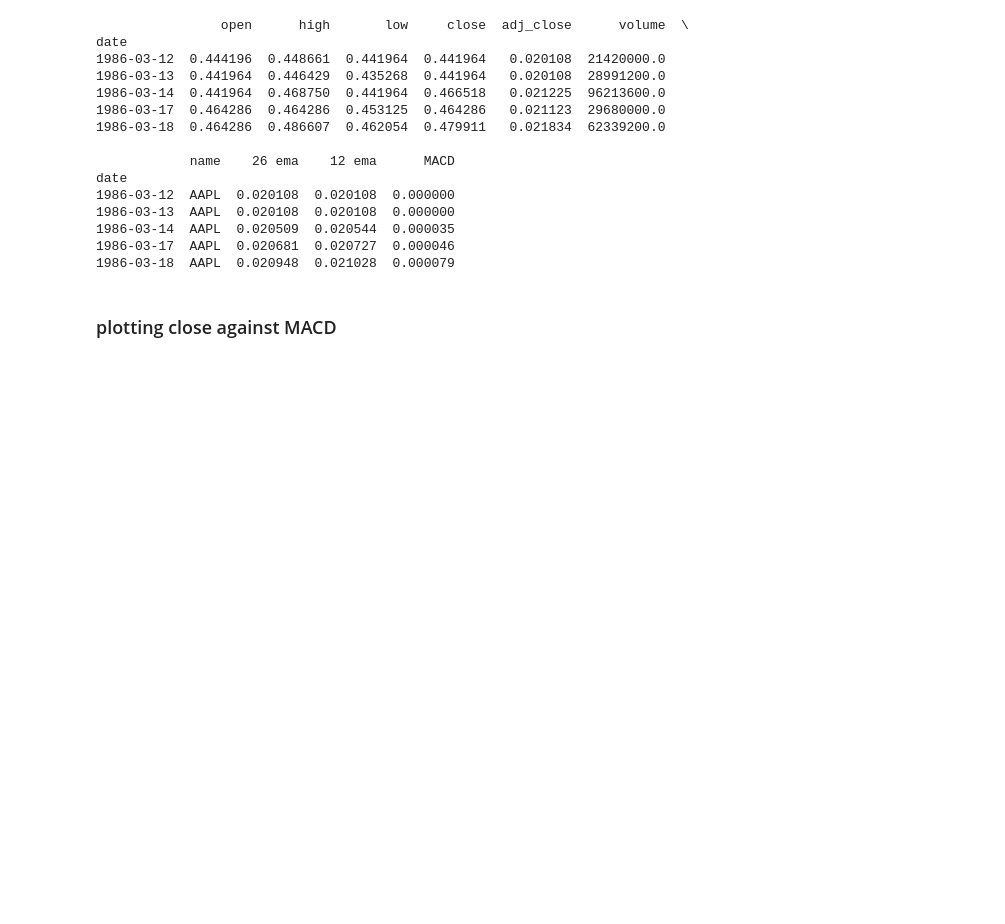
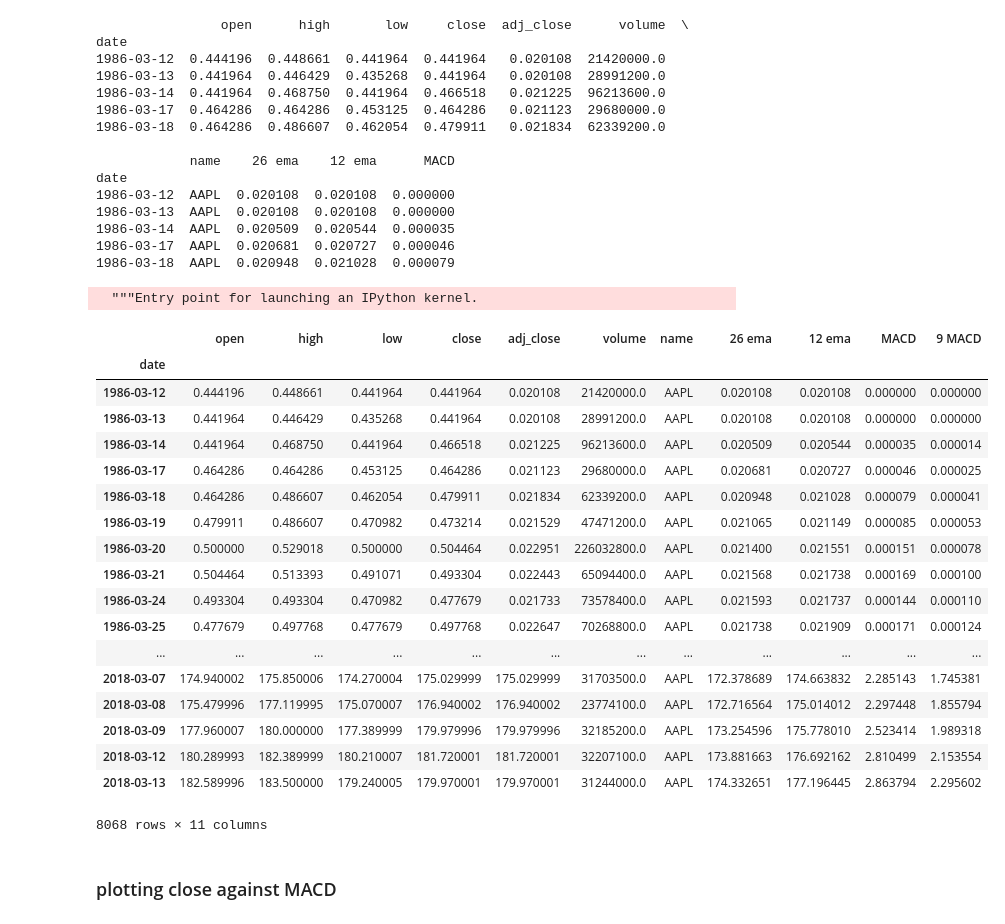
Before and after one commit to Sasa94s/stock_market, a Jupyter notebook: src/analysis/MACD trading stratigy.ipynb, the cells around one changed output. Cells and saved outputs as stored; diff of their text form; code cells hidden in the pictures; blank space fills up the shorter version.

```diff
--- a/src/analysis/MACD trading stratigy.ipynb
+++ b/src/analysis/MACD trading stratigy.ipynb
@@ -92,5 +98,29 @@ date
 1986-03-14  AAPL  0.020509  0.020544  0.000035
 1986-03-17  AAPL  0.020681  0.020727  0.000046
 1986-03-18  AAPL  0.020948  0.021028  0.000079
+# %%
+df['9 MACD'] = pd.ewma(df["MACD"], span=9)
+df
+# %% [output]
+  """Entry point for launching an IPython kernel.
+|  | open | high | low | close | adj_close | volume | name | 26 ema | 12 ema | MACD | 9 MACD |
+| date |  |  |  |  |  |  |  |  |  |  |  |
+| 1986-03-12 | 0.444196 | 0.448661 | 0.441964 | 0.441964 | 0.020108 | 21420000.0 | AAPL | 0.020108 | 0.020108 | 0.000000 | 0.000000 |
+| 1986-03-13 | 0.441964 | 0.446429 | 0.435268 | 0.441964 | 0.020108 | 28991200.0 | AAPL | 0.020108 | 0.020108 | 0.000000 | 0.000000 |
+| 1986-03-14 | 0.441964 | 0.468750 | 0.441964 | 0.466518 | 0.021225 | 96213600.0 | AAPL | 0.020509 | 0.020544 | 0.000035 | 0.000014 |
+| 1986-03-17 | 0.464286 | 0.464286 | 0.453125 | 0.464286 | 0.021123 | 29680000.0 | AAPL | 0.020681 | 0.020727 | 0.000046 | 0.000025 |
+| 1986-03-18 | 0.464286 | 0.486607 | 0.462054 | 0.479911 | 0.021834 | 62339200.0 | AAPL | 0.020948 | 0.021028 | 0.000079 | 0.000041 |
+| 1986-03-19 | 0.479911 | 0.486607 | 0.470982 | 0.473214 | 0.021529 | 47471200.0 | AAPL | 0.021065 | 0.021149 | 0.000085 | 0.000053 |
+| 1986-03-20 | 0.500000 | 0.529018 | 0.500000 | 0.504464 | 0.022951 | 226032800.0 | AAPL | 0.021400 | 0.021551 | 0.000151 | 0.000078 |
+| 1986-03-21 | 0.504464 | 0.513393 | 0.491071 | 0.493304 | 0.022443 | 65094400.0 | AAPL | 0.021568 | 0.021738 | 0.000169 | 0.000100 |
+| 1986-03-24 | 0.493304 | 0.493304 | 0.470982 | 0.477679 | 0.021733 | 73578400.0 | AAPL | 0.021593 | 0.021737 | 0.000144 | 0.000110 |
+| 1986-03-25 | 0.477679 | 0.497768 | 0.477679 | 0.497768 | 0.022647 | 70268800.0 | AAPL | 0.021738 | 0.021909 | 0.000171 | 0.000124 |
+| ... | ... | ... | ... | ... | ... | ... | ... | ... | ... | ... | ... |
+| 2018-03-07 | 174.940002 | 175.850006 | 174.270004 | 175.029999 | 175.029999 | 31703500.0 | AAPL | 172.378689 | 174.663832 | 2.285143 | 1.745381 |
+| 2018-03-08 | 175.479996 | 177.119995 | 175.070007 | 176.940002 | 176.940002 | 23774100.0 | AAPL | 172.716564 | 175.014012 | 2.297448 | 1.855794 |
+| 2018-03-09 | 177.960007 | 180.000000 | 177.389999 | 179.979996 | 179.979996 | 32185200.0 | AAPL | 173.254596 | 175.778010 | 2.523414 | 1.989318 |
+| 2018-03-12 | 180.289993 | 182.389999 | 180.210007 | 181.720001 | 181.720001 | 32207100.0 | AAPL | 173.881663 | 176.692162 | 2.810499 | 2.153554 |
+| 2018-03-13 | 182.589996 | 183.500000 | 179.240005 | 179.970001 | 179.970001 | 31244000.0 | AAPL | 174.332651 | 177.196445 | 2.863794 | 2.295602 |
+8068 rows × 11 columns
 # %% [markdown]
 ### plotting  close against MACD
```
Also changed, not shown: parts of 3 cells of this notebook.
